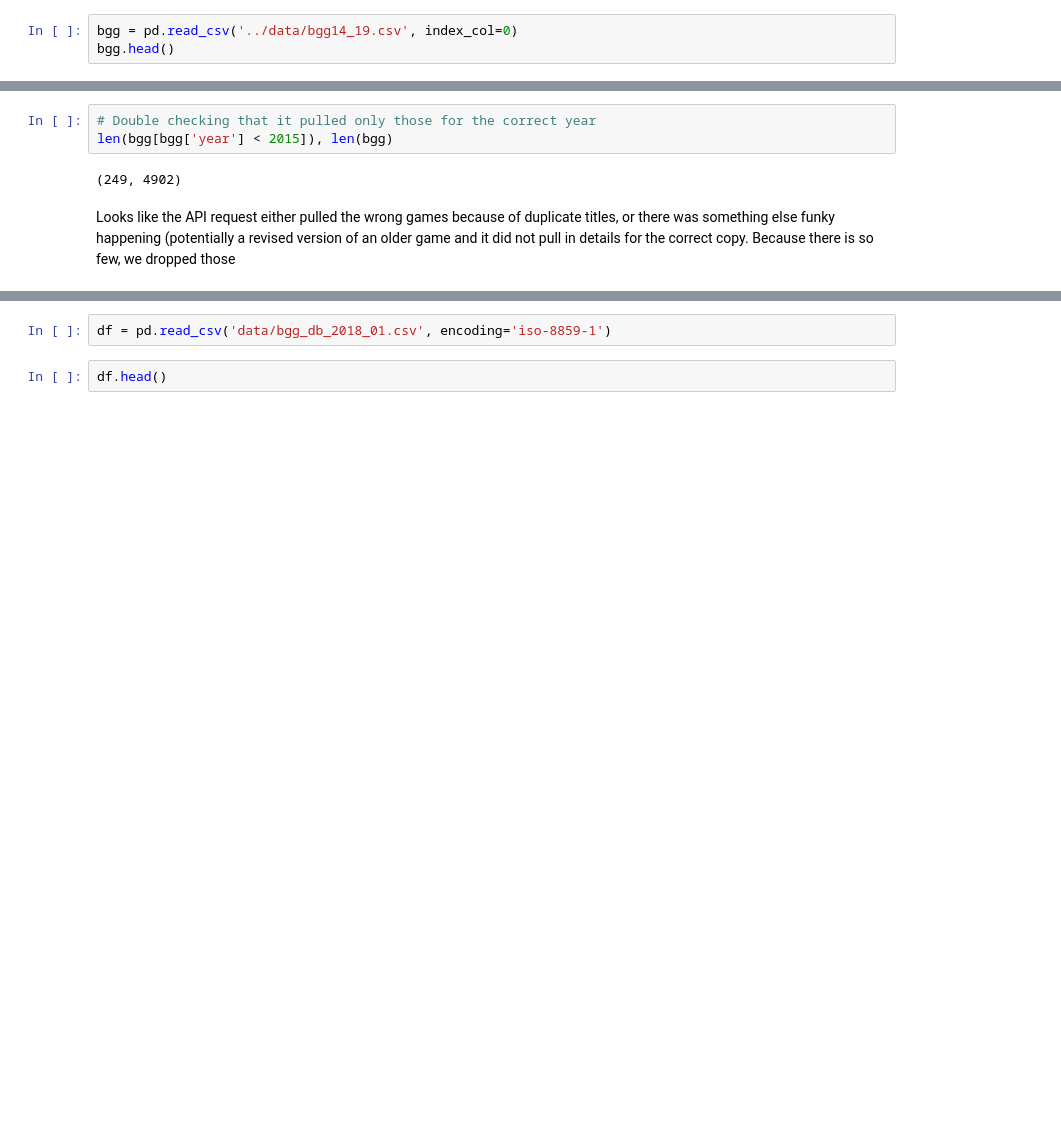
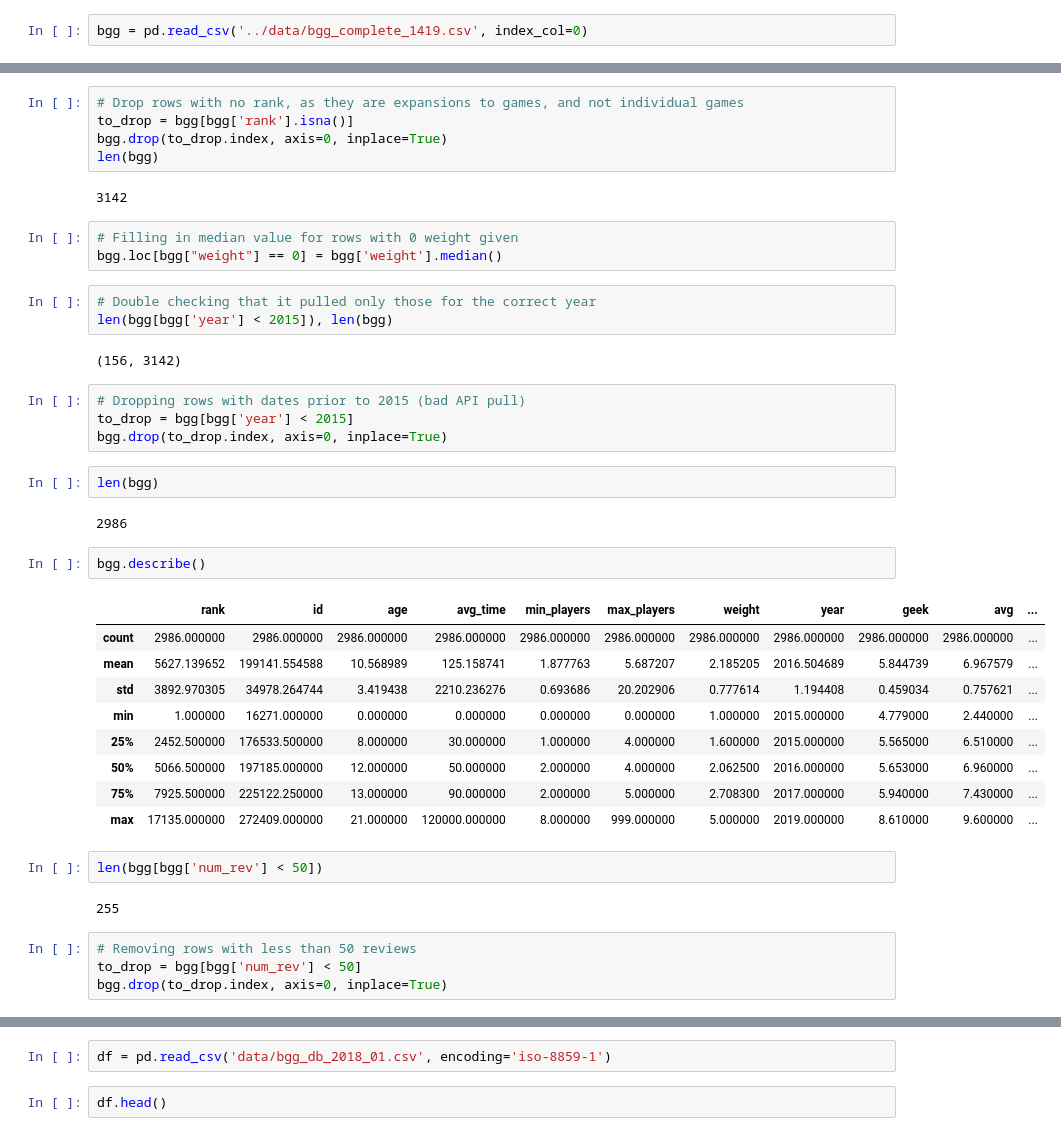
Before and after one commit to mandoiwanaga/board_game_rank_classifier, a Jupyter notebook: eda/john_eda.ipynb, the cells around one changed output, grey strips where cells are left out. Saved outputs shown, nothing was run; the diff lists cells and outputs as text; blank space fills up the shorter version.

```diff
--- a/eda/john_eda.ipynb
+++ b/eda/john_eda.ipynb
@@ -25,3 +30,2 @@ import matplotlib.pyplot as plt
 # %%
-bgg = pd.read_csv('../data/bgg14_19.csv', index_col=0)
-bgg.head()
+bgg = pd.read_csv('../data/bgg_complete_1419.csv', index_col=0)
@@ -46,7 +41,43 @@ bgg_real_ratings.head()
+# %%
+# Drop rows with no rank, as they are expansions to games, and not individual games
+to_drop = bgg[bgg['rank'].isna()]
+bgg.drop(to_drop.index, axis=0, inplace=True)
+len(bgg)
+# %% [output]
+3142
+# %%
+# Filling in median value for rows with 0 weight given
+bgg.loc[bgg["weight"] == 0] = bgg['weight'].median()
 # %%
 # Double checking that it pulled only those for the correct year
 len(bgg[bgg['year'] < 2015]), len(bgg)
 # %% [output]
-(249, 4902)
+(156, 3142)
-# %% [markdown]
-Looks like the API request either pulled the wrong games because of duplicate titles, or there was something else funky happening (potentially a revised version of an older game and it did not pull in details for the correct copy.  Because there is so few, we dropped those
+# %%
+# Dropping rows with dates prior to 2015 (bad API pull)
+to_drop = bgg[bgg['year'] < 2015]
+bgg.drop(to_drop.index, axis=0, inplace=True)
+# %%
+len(bgg)
+# %% [output]
+2986
+# %%
+bgg.describe()
+# %% [output]
+|  | rank | id | age | avg_time | min_players | max_players | weight | year | geek | avg | ... |
+| count | 2986.000000 | 2986.000000 | 2986.000000 | 2986.000000 | 2986.000000 | 2986.000000 | 2986.000000 | 2986.000000 | 2986.000000 | 2986.000000 | ... |
+| mean | 5627.139652 | 199141.554588 | 10.568989 | 125.158741 | 1.877763 | 5.687207 | 2.185205 | 2016.504689 | 5.844739 | 6.967579 | ... |
+| std | 3892.970305 | 34978.264744 | 3.419438 | 2210.236276 | 0.693686 | 20.202906 | 0.777614 | 1.194408 | 0.459034 | 0.757621 | ... |
+| min | 1.000000 | 16271.000000 | 0.000000 | 0.000000 | 0.000000 | 0.000000 | 1.000000 | 2015.000000 | 4.779000 | 2.440000 | ... |
+| 25% | 2452.500000 | 176533.500000 | 8.000000 | 30.000000 | 1.000000 | 4.000000 | 1.600000 | 2015.000000 | 5.565000 | 6.510000 | ... |
+| 50% | 5066.500000 | 197185.000000 | 12.000000 | 50.000000 | 2.000000 | 4.000000 | 2.062500 | 2016.000000 | 5.653000 | 6.960000 | ... |
+| 75% | 7925.500000 | 225122.250000 | 13.000000 | 90.000000 | 2.000000 | 5.000000 | 2.708300 | 2017.000000 | 5.940000 | 7.430000 | ... |
+| max | 17135.000000 | 272409.000000 | 21.000000 | 120000.000000 | 8.000000 | 999.000000 | 5.000000 | 2019.000000 | 8.610000 | 9.600000 | ... |
+# %%
+len(bgg[bgg['num_rev'] < 50])
+# %% [output]
+255
+# %%
+# Removing rows with less than 50 reviews
+to_drop = bgg[bgg['num_rev'] < 50]
+bgg.drop(to_drop.index, axis=0, inplace=True)
```
Also changed, not shown: parts of 22 cells of this notebook.
